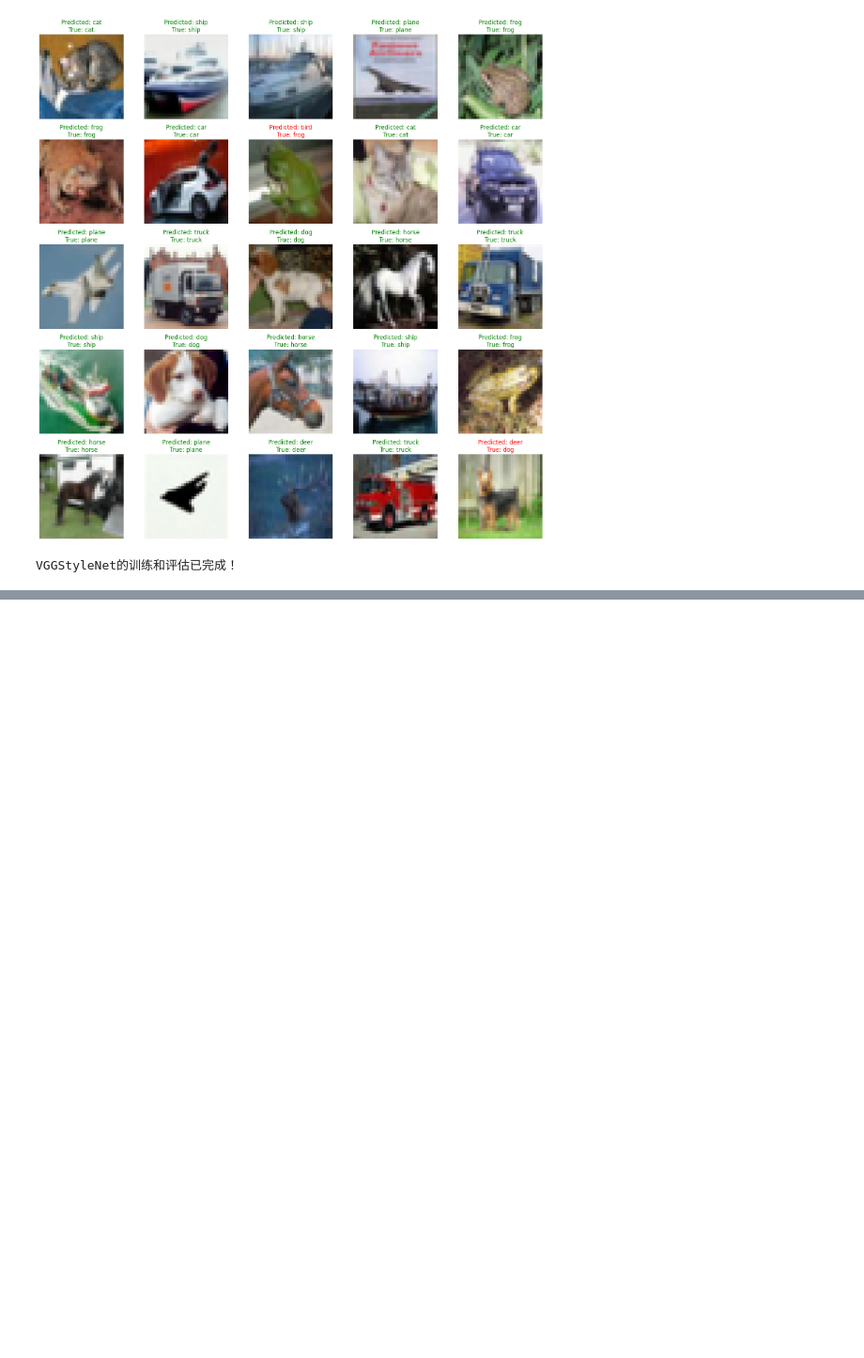
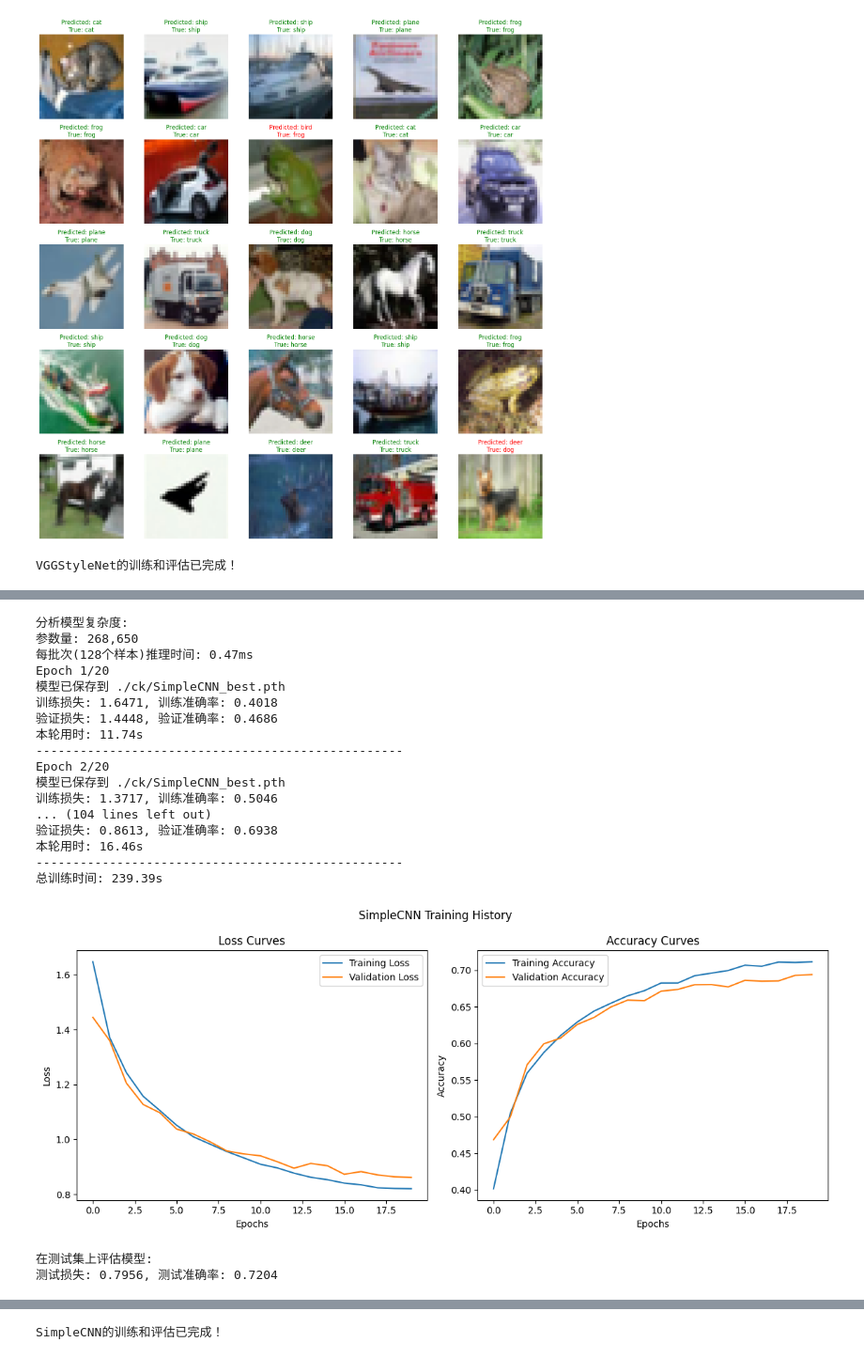
Before and after one commit to zyx303/ai_basic, a Jupyter notebook: train.ipynb, the cells around one changed output, grey strips where cells are left out. Shown at 94% size. Drawn from its saved outputs; the diff is of its cells as text; code cells hidden in the pictures; blank space fills up the shorter version.

```diff
--- a/train.ipynb
+++ b/train.ipynb
@@ -414,0 +502,73 @@ VGGStyleNet的训练和评估已完成！
+# %%
+model_type = 'SimpleCNN'
+model = SimpleCNN()
+model_name = "SimpleCNN"
+
+# 计算模型复杂度
+print("\n分析模型复杂度:")
+model_complexity(model, device=device)
+
+# 定义损失函数和优化器
+criterion = nn.CrossEntropyLoss()
+optimizer = optim.Adam(model.parameters(), lr=learning_rate)
+
+# 可以添加学习率调度器
+scheduler = optim.lr_scheduler.CosineAnnealingLR(optimizer, T_max=epochs)
+
+# 确保checkpoints目录存在
+os.makedirs(save_directory, exist_ok=True)
+
+# 训练模型
+trained_model, history = train_model(
+    model, train_loader, valid_loader, criterion, optimizer, scheduler,
+    num_epochs=epochs, device=device, save_dir=save_directory
+)
+
+# 绘制训练历史
+plot_training_history(history, title=f"{model_name} Training History")
+
+# 在测试集上评估模型
+print("\n在测试集上评估模型:")
+test_loss, test_acc = evaluate_model(trained_model, test_loader, criterion, device, classes)
+
+print(f"{model_name} 最终测试准确率: {test_acc:.4f}")
+
+# 如果是CNN模型并且需要可视化卷积核
+if visualize_filters and model_type in ['simple_cnn', 'medium_cnn', 'vgg_style', 'resnet']:
+    print("\n可视化卷积核:")
+    if model_type == 'simple_cnn':
+        visualize_conv_filters(trained_model, 'conv1')
+    elif model_type == 'medium_cnn':
+        visualize_conv_filters(trained_model, 'conv1')
+    elif model_type == 'vgg_style':
+        visualize_conv_filters(trained_model, 'features.0')
+    else:  # resnet
+        visualize_conv_filters(trained_model, 'conv1')
+
+# 如果需要可视化模型预测
+if visualize_predictions:
+    print("\n可视化模型预测:")
+    visualize_model_predictions(trained_model, test_loader, classes, device)
+
+print(f"\n{model_name}的训练和评估已完成！")
+# %% [output]
+分析模型复杂度:
+参数量: 268,650
+每批次(128个样本)推理时间: 0.47ms
+Epoch 1/20
+模型已保存到 ./ck/SimpleCNN_best.pth
+训练损失: 1.6471, 训练准确率: 0.4018
+验证损失: 1.4448, 验证准确率: 0.4686
+本轮用时: 11.74s
+--------------------------------------------------
+Epoch 2/20
+模型已保存到 ./ck/SimpleCNN_best.pth
+训练损失: 1.3717, 训练准确率: 0.5046
+... (104 lines left out)
+验证损失: 0.8613, 验证准确率: 0.6938
+本轮用时: 16.46s
+--------------------------------------------------
+总训练时间: 239.39s
+[figure, added]
+在测试集上评估模型:
+测试损失: 0.7956, 测试准确率: 0.7204
@@ -414,0 +594 @@ VGGStyleNet的训练和评估已完成！
+SimpleCNN的训练和评估已完成！
```
Also changed, not shown: parts of 8 cells of this notebook, 26 other files.
